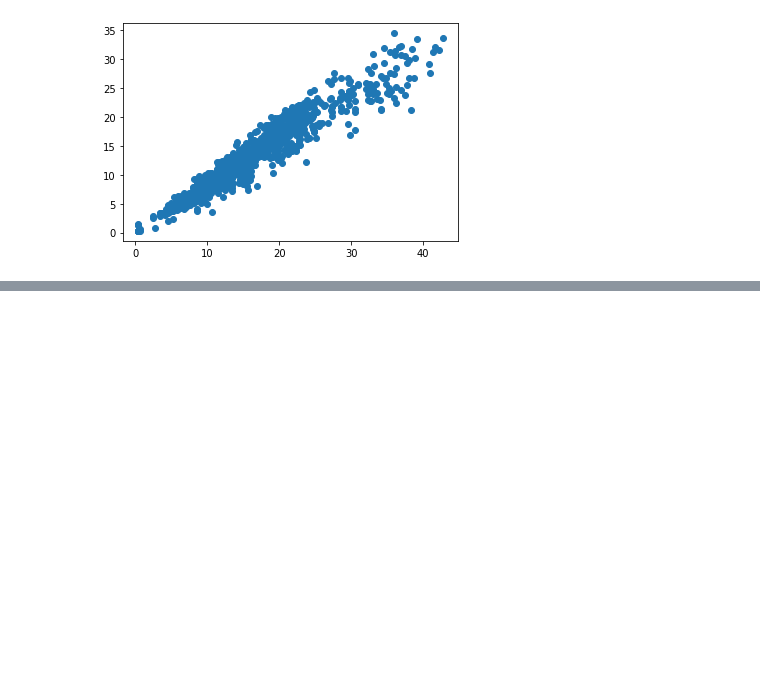
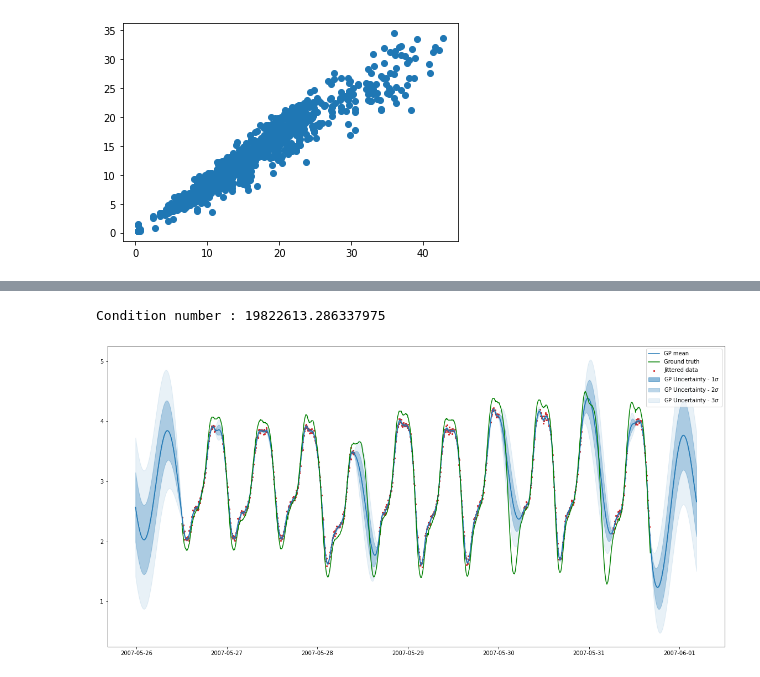
Before and after one commit to joncarter1/GP-Regression, a Jupyter notebook: Analysis.ipynb, the cells around one changed output, grey strips where cells are left out. Drawn from its saved outputs; the diff is of its cells as text; code cells hidden in the pictures; blank space fills up the shorter version.

```diff
--- a/Analysis.ipynb
+++ b/Analysis.ipynb
@@ -96,0 +202,20 @@ array([[0.77951785, 0.62638001]])
+# %%
+test_times = torch.linspace(-0.1*torch.max(scaled_reading_times), 1.1*torch.max(scaled_reading_times), 1000)
+test_means, test_vars = gp1.compute_predictive_means_vars(test_times)
+sigma_vector = np.diag(test_vars)**0.5
+
+plt.figure(figsize=(20,10))
+plt.scatter(itt(scaled_reading_times), iht(scaled_tide_heights), s=5, marker="x", label="Jittered data", color="tab:red")
+plt.plot(itt(test_times), iht(test_means), color="tab:blue", label="GP mean")
+
+alphas = [0.5, 0.3, 0.1]
+for i in range(3):
+    plt.fill_between(itt(test_times), iht(test_means-i*sigma_vector), iht(test_means+i*sigma_vector),
+                    alpha=alphas[i], color="tab:blue", label=fr"GP Uncertainty - ${i+1}\sigma$")
+
+plt.plot(all_reading_times, true_tide_heights, label="Ground truth", color="green")
+plt.legend()
+plt.show()
+# %% [output]
+Condition number : 19822613.286337975
+[figure, added]
```
Also changed, not shown: parts of 22 cells of this notebook, 4 other files.
